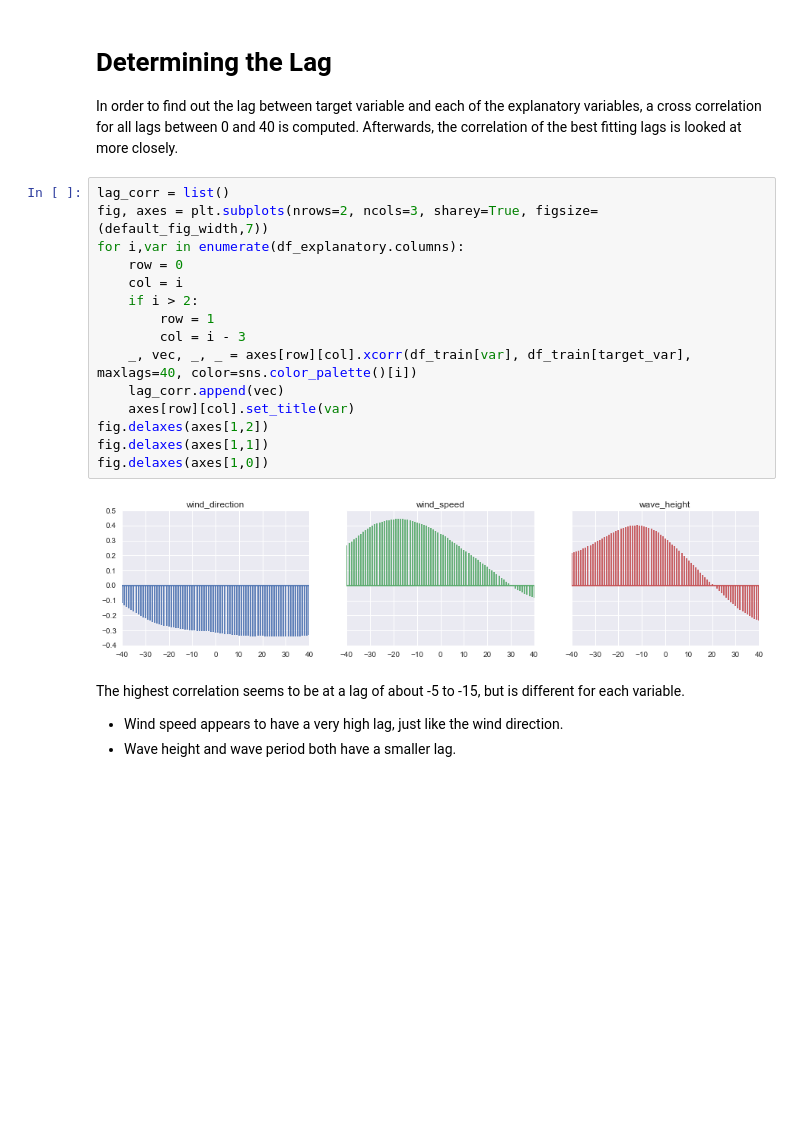
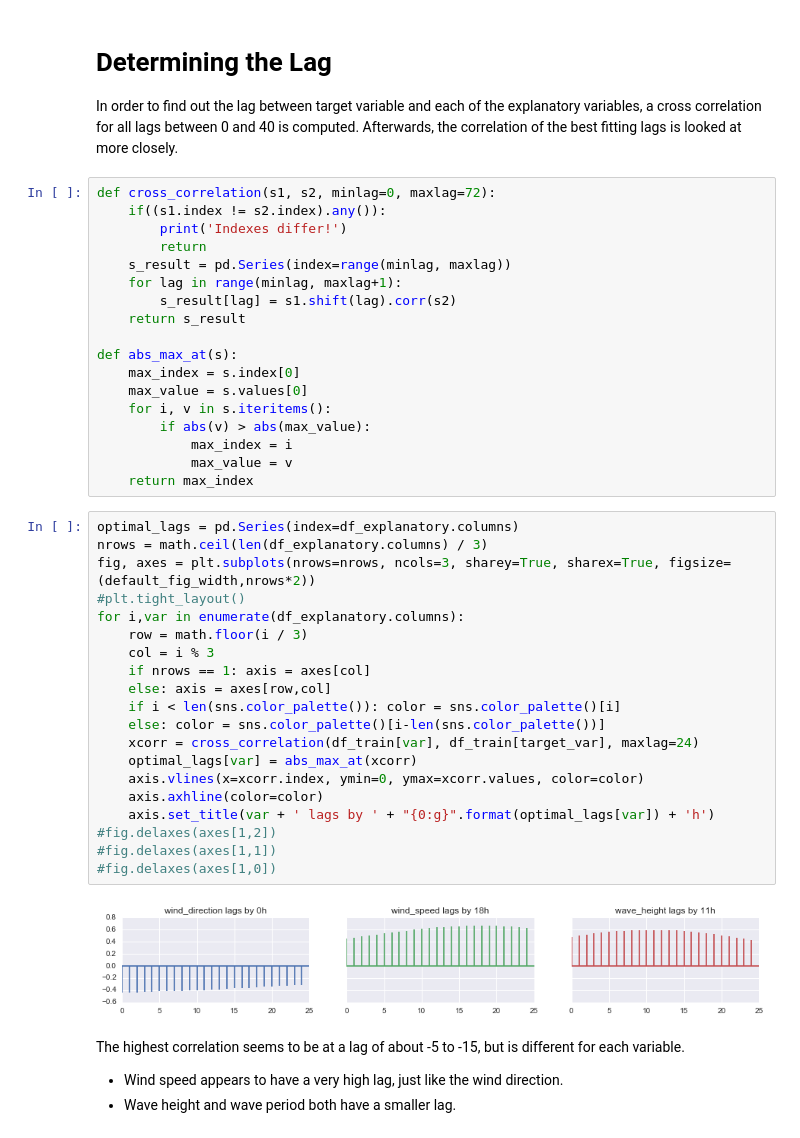
Before and after one commit to felix-last/wave-forecast, a Jupyter notebook: wave-forecast-prepare-data.ipynb, the cells around one changed output. Saved outputs shown, nothing was run; the diff lists cells and outputs as text; blank space fills up the shorter version.

Commit message:
Correct xcorr

```diff
--- a/wave-forecast-prepare-data.ipynb
+++ b/wave-forecast-prepare-data.ipynb
@@ -296,23 +297,46 @@ plot_scatter_correlation(df_train[df_explanatory.columns], df_train[target_var])
 # %% [markdown]
 # Determining the Lag
 In order to find out the lag between target variable and each of the explanatory variables, a cross correlation for all lags between 0 and 40 is computed. Afterwards, the correlation of the best fitting lags is looked at more closely.
+# %%
+def cross_correlation(s1, s2, minlag=0, maxlag=72):
+    if((s1.index != s2.index).any()):
+        print('Indexes differ!')
+        return
+    s_result = pd.Series(index=range(minlag, maxlag))
+    for lag in range(minlag, maxlag+1):
+        s_result[lag] = s1.shift(lag).corr(s2)
+    return s_result
+
+def abs_max_at(s):
+    max_index = s.index[0]
+    max_value = s.values[0]
+    for i, v in s.iteritems():
+        if abs(v) > abs(max_value):
+            max_index = i
+            max_value = v
+    return max_index
 # %%
-lag_corr = list()
-fig, axes = plt.subplots(nrows=2, ncols=3, sharey=True, figsize=(default_fig_width,7))
+optimal_lags = pd.Series(index=df_explanatory.columns)
+nrows = math.ceil(len(df_explanatory.columns) / 3)
+fig, axes = plt.subplots(nrows=nrows, ncols=3, sharey=True, sharex=True, figsize=(default_fig_width,nrows*2))
+#plt.tight_layout()
 for i,var in enumerate(df_explanatory.columns):
-    row = 0
-    col = i
-    if i > 2:
-        row = 1
-        col = i - 3
-    _, vec, _, _ = axes[row][col].xcorr(df_train[var], df_train[target_var], maxlags=40, color=sns.color_palette()[i])
-    lag_corr.append(vec)
-    axes[row][col].set_title(var)
-fig.delaxes(axes[1,2])
-fig.delaxes(axes[1,1])
-fig.delaxes(axes[1,0])
+    row = math.floor(i / 3)
+    col = i % 3
+    if nrows == 1: axis = axes[col]
+    else: axis = axes[row,col]
+    if i < len(sns.color_palette()): color = sns.color_palette()[i]
+    else: color = sns.color_palette()[i-len(sns.color_palette())]
+    xcorr = cross_correlation(df_train[var], df_train[target_var], maxlag=24)
+    optimal_lags[var] = abs_max_at(xcorr)
+    axis.vlines(x=xcorr.index, ymin=0, ymax=xcorr.values, color=color)
+    axis.axhline(color=color)
+    axis.set_title(var + ' lags by ' + "{0:g}".format(optimal_lags[var]) + 'h')
+#fig.delaxes(axes[1,2])
+#fig.delaxes(axes[1,1])
+#fig.delaxes(axes[1,0])
 # %% [output]
-[figure, old version]
+[figure, new version]
 # %% [markdown]
 The highest correlation seems to be at a lag of about -5 to -15, but is different for each variable.
 - Wind speed appears to have a very high lag, just like the wind direction.
```
Also changed, not shown: parts of 22 cells of this notebook.
